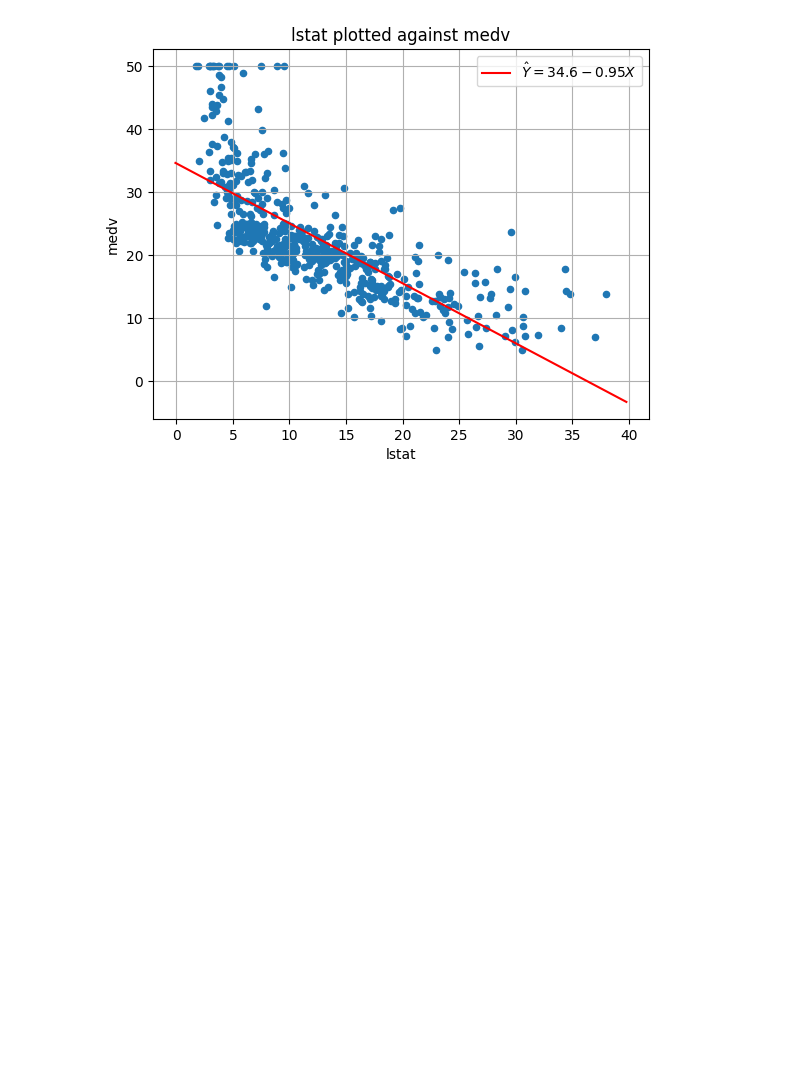
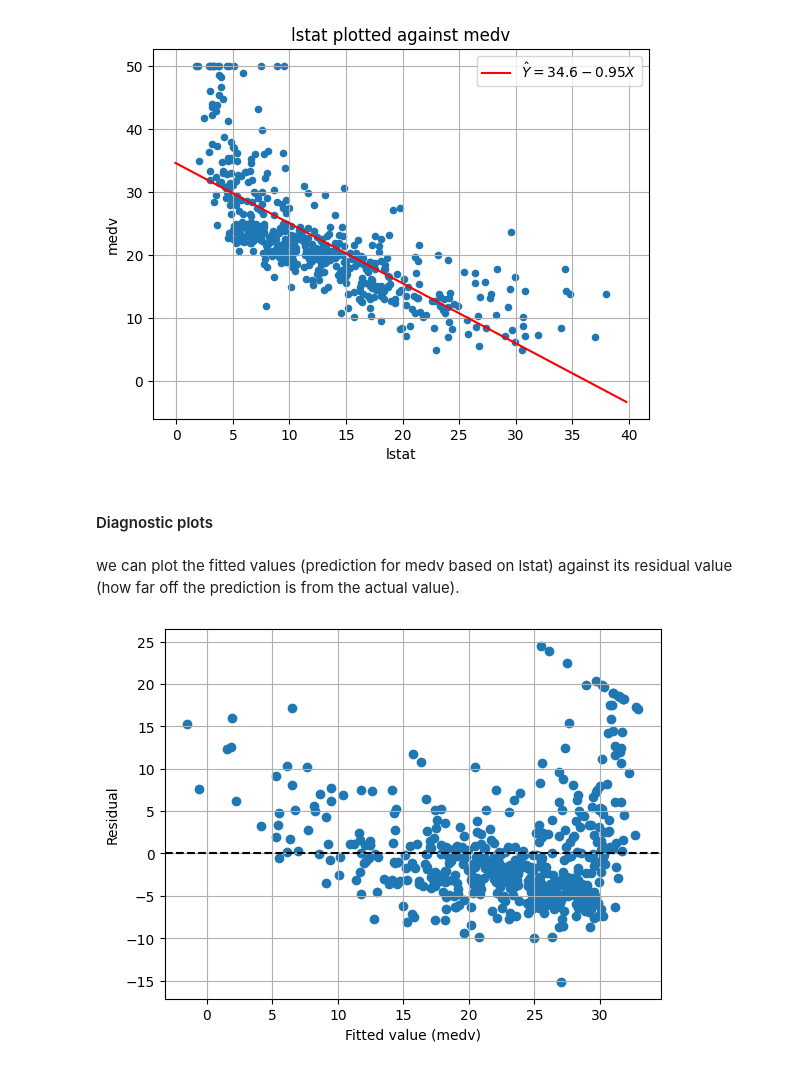
Before and after one commit to jacob9301/Linear-Regression-Lab, a Jupyter notebook: LinearRegressionLab.ipynb, the cells around one changed output. Drawn from its saved outputs; the diff is of its cells as text; code cells hidden in the pictures; blank space fills up the shorter version.

Commit message:
added diagnostic plots for simple lin reg model

```diff
--- a/LinearRegressionLab.ipynb
+++ b/LinearRegressionLab.ipynb
@@ -76,3 +76,16 @@ ax.legend()
 ax.grid()
 # %% [output]
 [figure]
+# %% [markdown]
+#### Diagnostic plots
+# %% [markdown]
+we can plot the fitted values (prediction for medv based on lstat) against its residual value (how far off the prediction is from the actual value).
+# %%
+fix, ax = subplots()
+ax.scatter(results.fittedvalues, results.resid)
+ax.set_xlabel('Fitted value (medv)')
+ax.set_ylabel('Residual')
+ax.axhline(0, c='k', ls='--')
+ax.grid()
+# %% [output]
+[figure, added]
```
Also changed, not shown: parts of 3 cells of this notebook.
